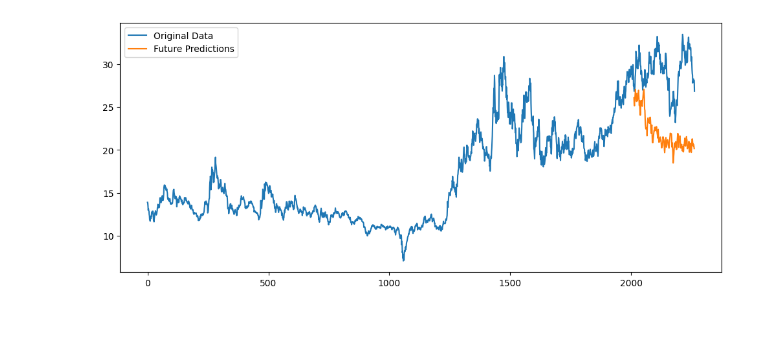
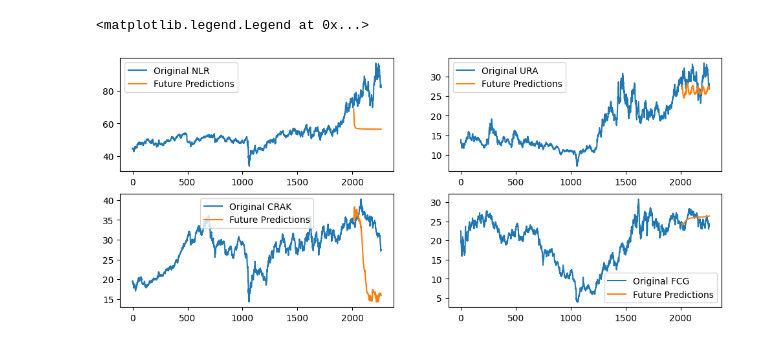
Before and after one commit to theophilus28/ML-Energy-Stock-Predictor, a Jupyter notebook: EnergyStockPredictor_gru.ipynb, the cells around one changed output. Saved outputs shown, nothing was run; the diff lists cells and outputs as text; code cells hidden in the pictures.

Commit message:
all models showing all sets on both scales

```diff
--- a/EnergyStockPredictor_gru.ipynb
+++ b/EnergyStockPredictor_gru.ipynb
@@ -177,7 +236,7 @@ Epoch 100/100
 # 6 make predictions
 # this receives a list of models, and it will take the average of their predictions
 # it can also be passed a single model
-def predict_future_points(models,last_seq, num_predictions=20):
+def predict_future_points(models,last_seq, scaler, num_predictions=20):
     current_sequence = np.array(last_seq)
 
     current_sequence = current_sequence.reshape(1, current_sequence.shape[0], current_sequence.shape[1])
@@ -209,14 +268,55 @@ def predict_future_points(models,last_seq, num_predictions=20):
 
     return predictions
 
-last_seq = ura_sets[0][-30:]
-future = predict_future_points([gru_ura],last_seq, 250)
+last_seq1 = nlr_sets[0][-30:]
+future1 = predict_future_points([gru_nlr],last_seq1, scaler1, 250)
+last_seq2 = ura_sets[0][-30:]
+future2 = predict_future_points([gru_ura],last_seq2, scaler2, 250)
+last_seq3 = crak_sets[0][-30:]
+future3 = predict_future_points([gru_crak],last_seq3, scaler3, 250)
+last_seq4 = fcg_sets[0][-30:]
+future4 = predict_future_points([gru_fcg],last_seq4, scaler4, 250)
+last_seq5 = pxe_sets[0][-30:]
+future5 = predict_future_points([gru_pxe],last_seq5, scaler5, 250)
+last_seq6 = icln_sets[0][-30:]
+future6 = predict_future_points([gru_icln],last_seq6, scaler6, 250)
+last_seq7 = smog_sets[0][-30:]
+future7 = predict_future_points([gru_smog],last_seq7, scaler7, 250)
+last_seq8 = tan_sets[0][-30:]
+future8 = predict_future_points([gru_tan],last_seq8, scaler8, 250)
 # %%
-future_feature = np.array([arr[0][3] for arr in future])
+# 7 Show Results part 1
+'''future_feature = np.array([arr[0][3] for arr in future])
 plt.figure(figsize=(12,5))
-plt.plot(df_ura['Close'], label="Original Data")
-plt.plot(range(2012, 2012 + len(future)), future_feature, label="Future Predictions")
+plt.plot(df_nlr['Close'], label="Original NLR")
+plt.plot(range(2012, 2012 + len(future1)), future_feature, label="Future Predictions")
 plt.legend()
-plt.show()
+plt.show()'''
+plt.figure(figsize=(12,5))
+future_feature1 = np.array([arr[0][3] for arr in future1])
+future_feature2 = np.array([arr[0][3] for arr in future2])
+future_feature3 = np.array([arr[0][3] for arr in future3])
+future_feature4 = np.array([arr[0][3] for arr in future4])
+future_feature5 = np.array([arr[0][3] for arr in future5])
+future_feature6 = np.array([arr[0][3] for arr in future6])
+future_feature7 = np.array([arr[0][3] for arr in future7])
+future_feature8 = np.array([arr[0][3] for arr in future8])
+plt.subplot(2, 2, 1)
+plt.plot(df_nlr['Close'], label="Original NLR")
+plt.plot(range(2012, 2012 + len(future1)), future_feature1, label="Future Predictions")
+plt.legend()
+plt.subplot(2, 2, 2)
+plt.plot(df_ura['Close'], label="Original URA")
+plt.plot(range(2012, 2012 + len(future2)), future_feature2, label="Future Predictions")
+plt.legend()
+plt.subplot(2, 2, 3)
+plt.plot(df_crak['Close'], label="Original CRAK")
+plt.plot(range(2012, 2012 + len(future3)), future_feature3, label="Future Predictions")
+plt.legend()
+plt.subplot(2, 2, 4)
+plt.plot(df_fcg['Close'], label="Original FCG")
+plt.plot(range(2012, 2012 + len(future4)), future_feature4, label="Future Predictions")
+plt.legend()
 # %% [output]
+<matplotlib.legend.Legend at 0x...>
-[figure, old version]
+[figure, new version]
```
Also changed, not shown: parts of 8 cells of this notebook, 3 other files.
